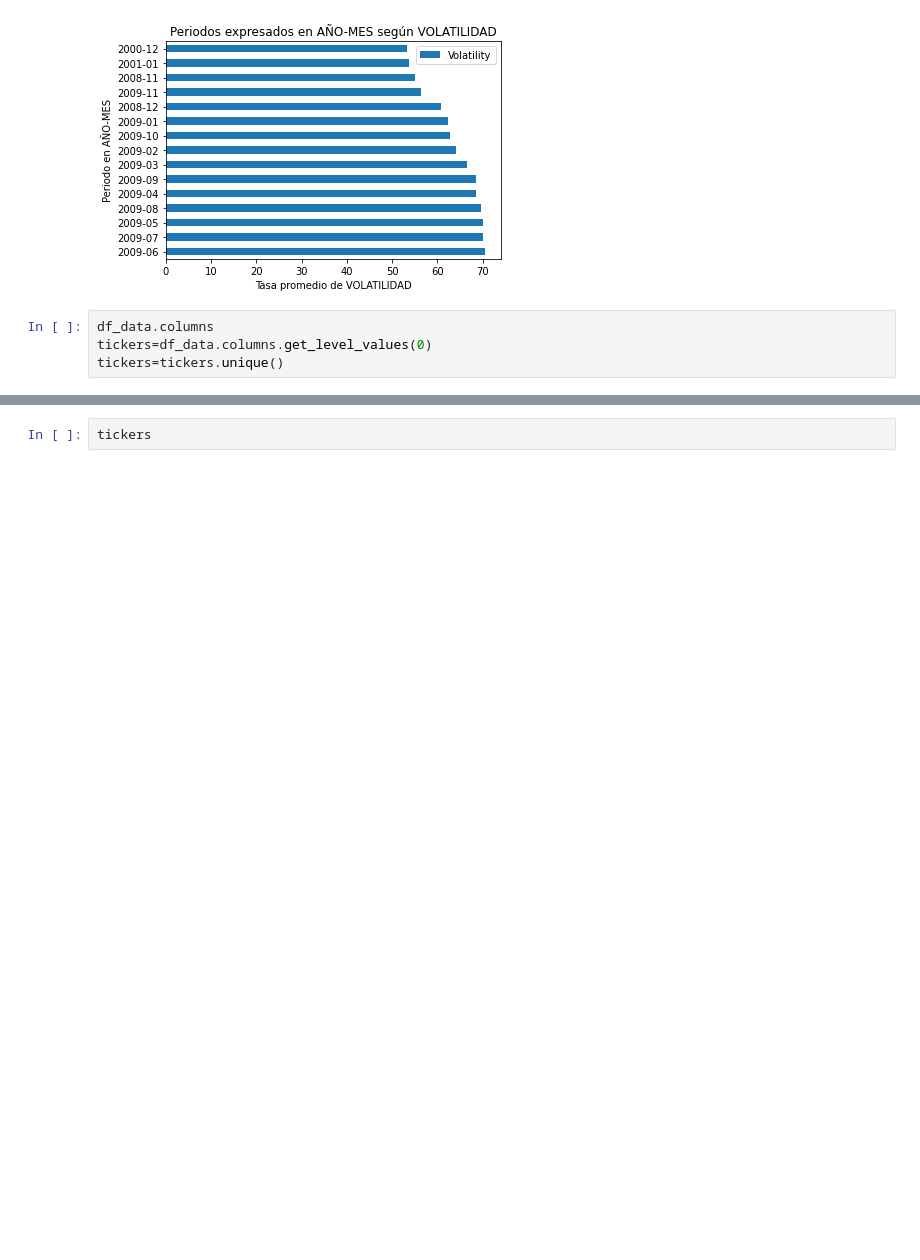
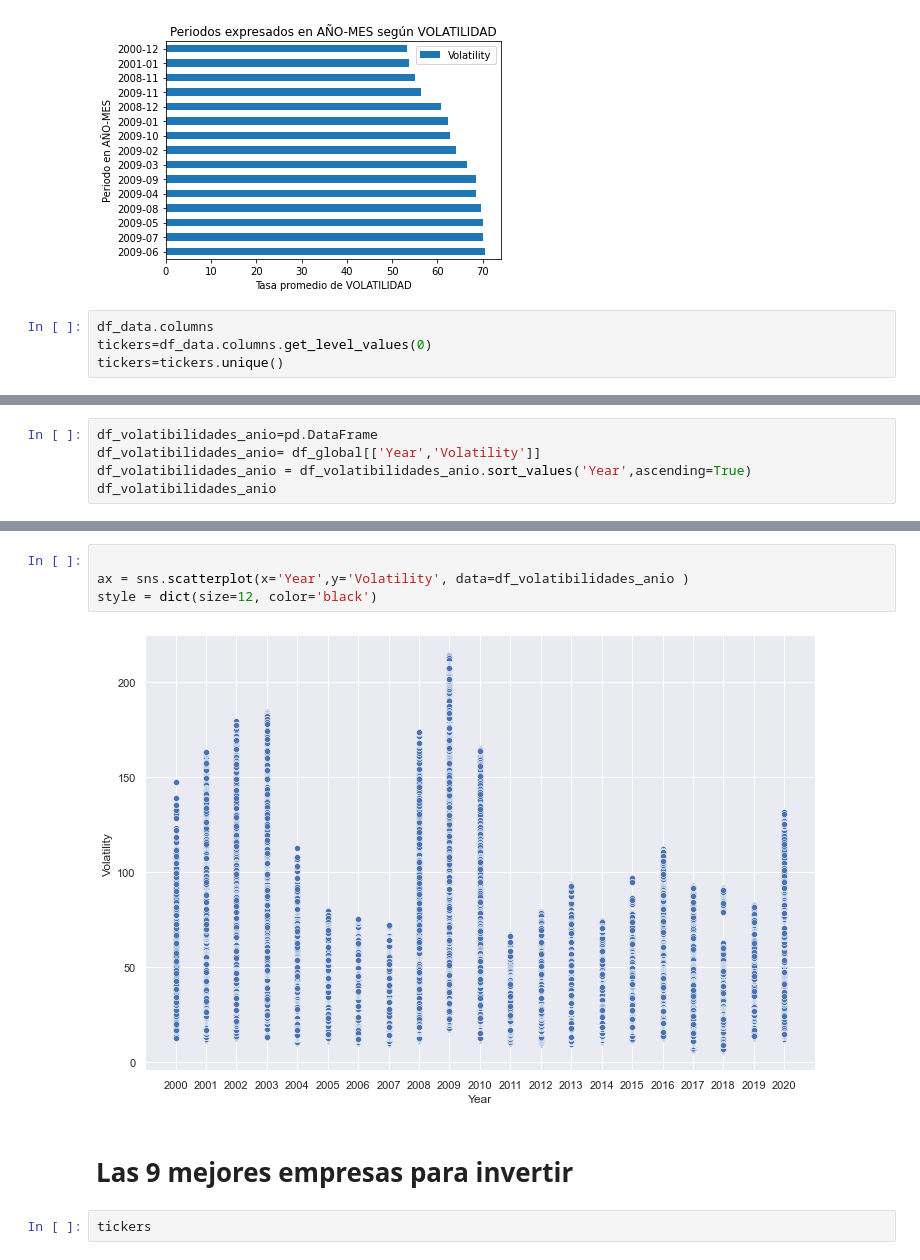
Before and after one commit to lugeminai/DS-PI-ProyectoIndividual, a Jupyter notebook: ds_pi_financiero/analisisf_financiero.ipynb, the cells around one changed output, grey strips where cells are left out. Saved outputs shown, nothing was run; the diff lists cells and outputs as text; blank space fills up the shorter version.

```diff
--- a/ds_pi_financiero/analisisf_financiero.ipynb
+++ b/ds_pi_financiero/analisisf_financiero.ipynb
@@ -517,0 +585,5 @@ tickers=tickers.unique()
+# %%
+df_volatibilidades_anio=pd.DataFrame
+df_volatibilidades_anio= df_global[['Year','Volatility']]
+df_volatibilidades_anio = df_volatibilidades_anio.sort_values('Year',ascending=True)
+df_volatibilidades_anio
@@ -518,3 +604,11 @@ tickers=tickers.unique()
+# %%
+
+ax = sns.scatterplot(x='Year',y='Volatility', data=df_volatibilidades_anio )
+style = dict(size=12, color='black')
+# %% [output]
+[figure, added]
+# %% [markdown]
+# Las 9 mejores empresas para invertir
 # %%
 tickers
 # %% [output]
```
Also changed, not shown: parts of 16 cells of this notebook.
